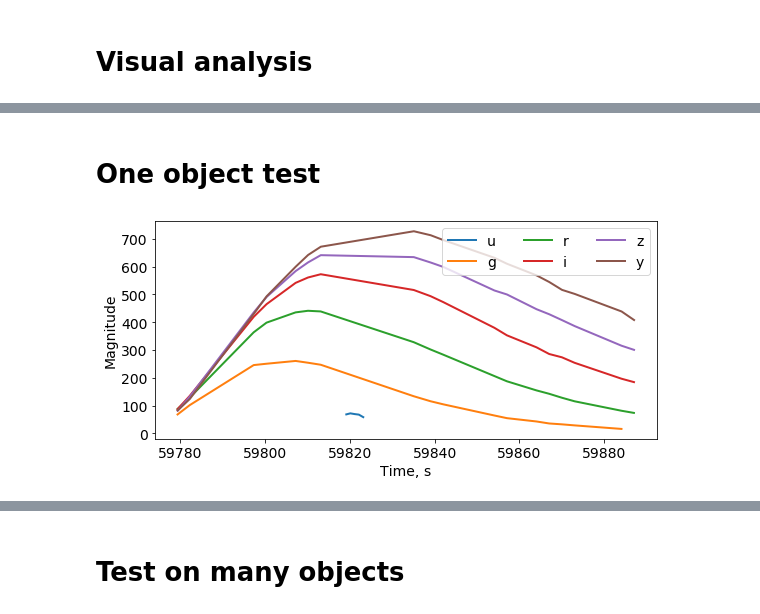
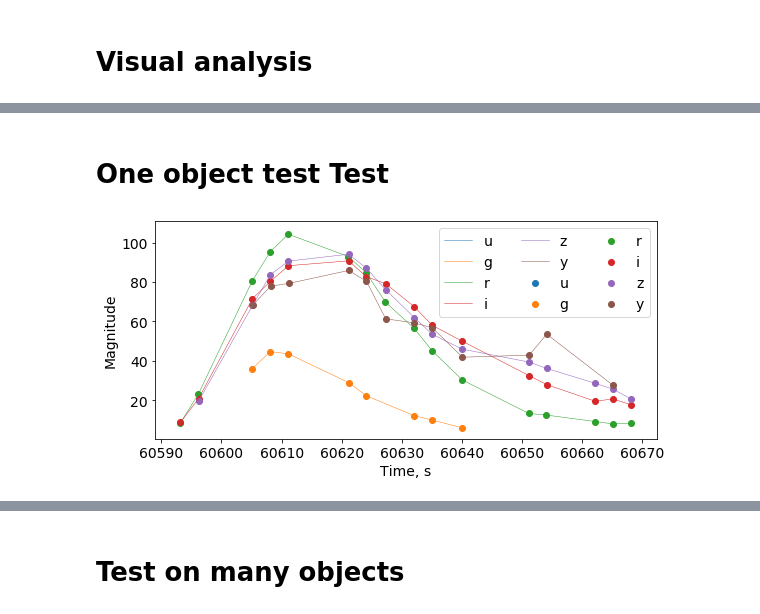
Before and after one commit to HSE-LAMBDA/light_curve_approx, a Jupyter notebook: notebooks/StarterKit.ipynb, the cells around one changed output, grey strips where cells are left out. Cells and saved outputs as stored; diff of their text form; code cells hidden in the pictures.

```diff
--- a/notebooks/StarterKit.ipynb
+++ b/notebooks/StarterKit.ipynb
@@ -64,7 +64,8 @@ def plot_light_curves(anobject, title=""):
     plt.figure(figsize=(9, 4))
     for passband in range(6):
         light_curve = get_passband(anobject, passband)
-        plt.plot(light_curve['mjd'].values, light_curve['flux'].values, label=passband2name[passband], linewidth=2)
+        plt.plot(light_curve['mjd'].values, light_curve['flux'].values, label=passband2name[passband], linewidth=0.5)
+        plt.scatter(light_curve['mjd'].values, light_curve['flux'].values, label=passband2name[passband], linewidth=1)
     plt.xlabel('Time, s', size=14)
     plt.xticks(size=14)
     plt.ylabel('Magnitude', size=14)
@@ -93,10 +94,10 @@ for i in object_ids[::200][:10]:
 ... (8 outputs left out)
 # %% [markdown]
-# One object test
+# One object test Test
 # %%
-anobject = get_object(data, 34299)
+anobject = get_object(data, 169315)
 anobject = add_log_lam(anobject)
 
 plot_light_curves(anobject)
 # %% [output]
-[figure, old version]
+[figure, new version]
```
Also changed, not shown: parts of 10 cells of this notebook.
